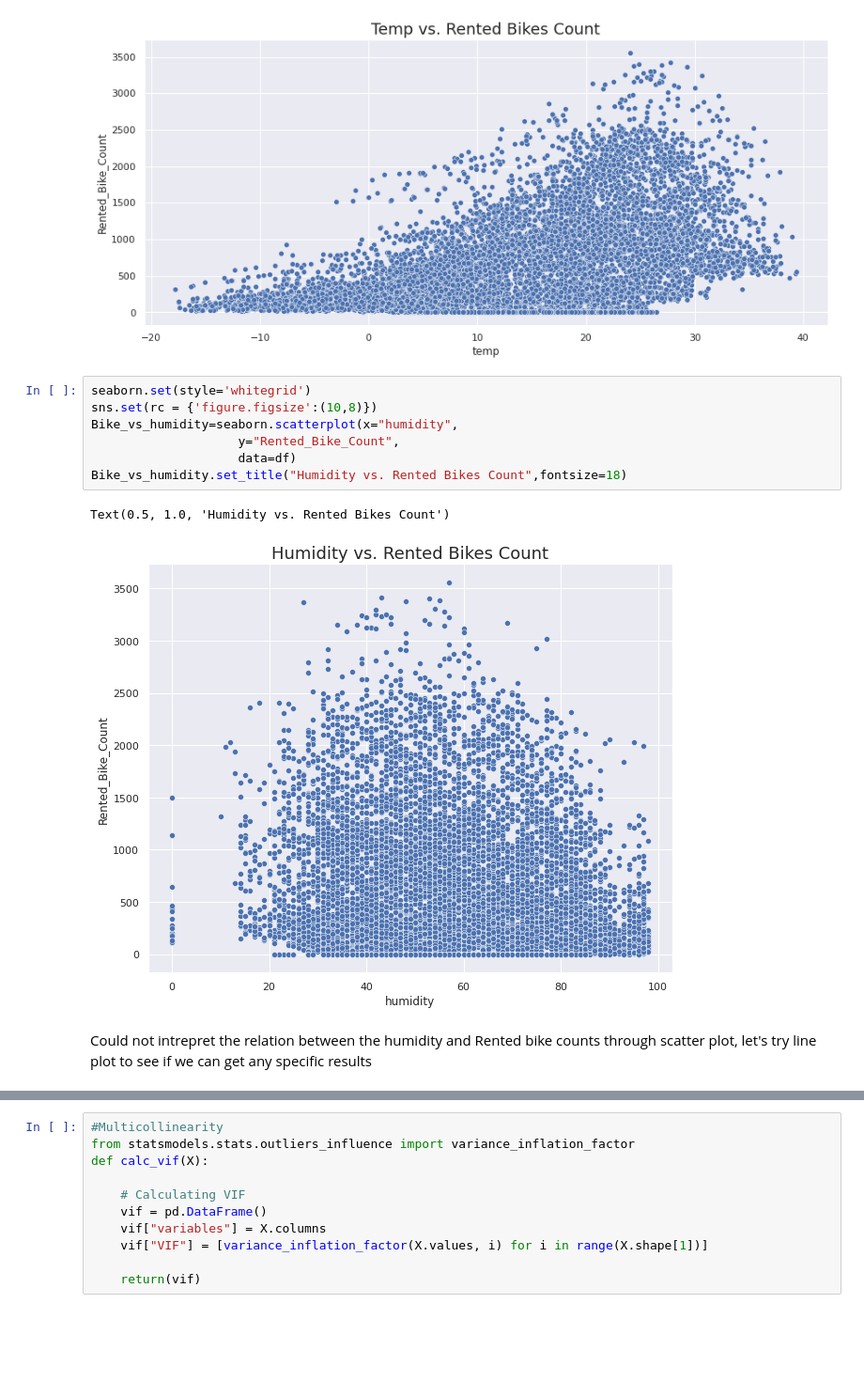
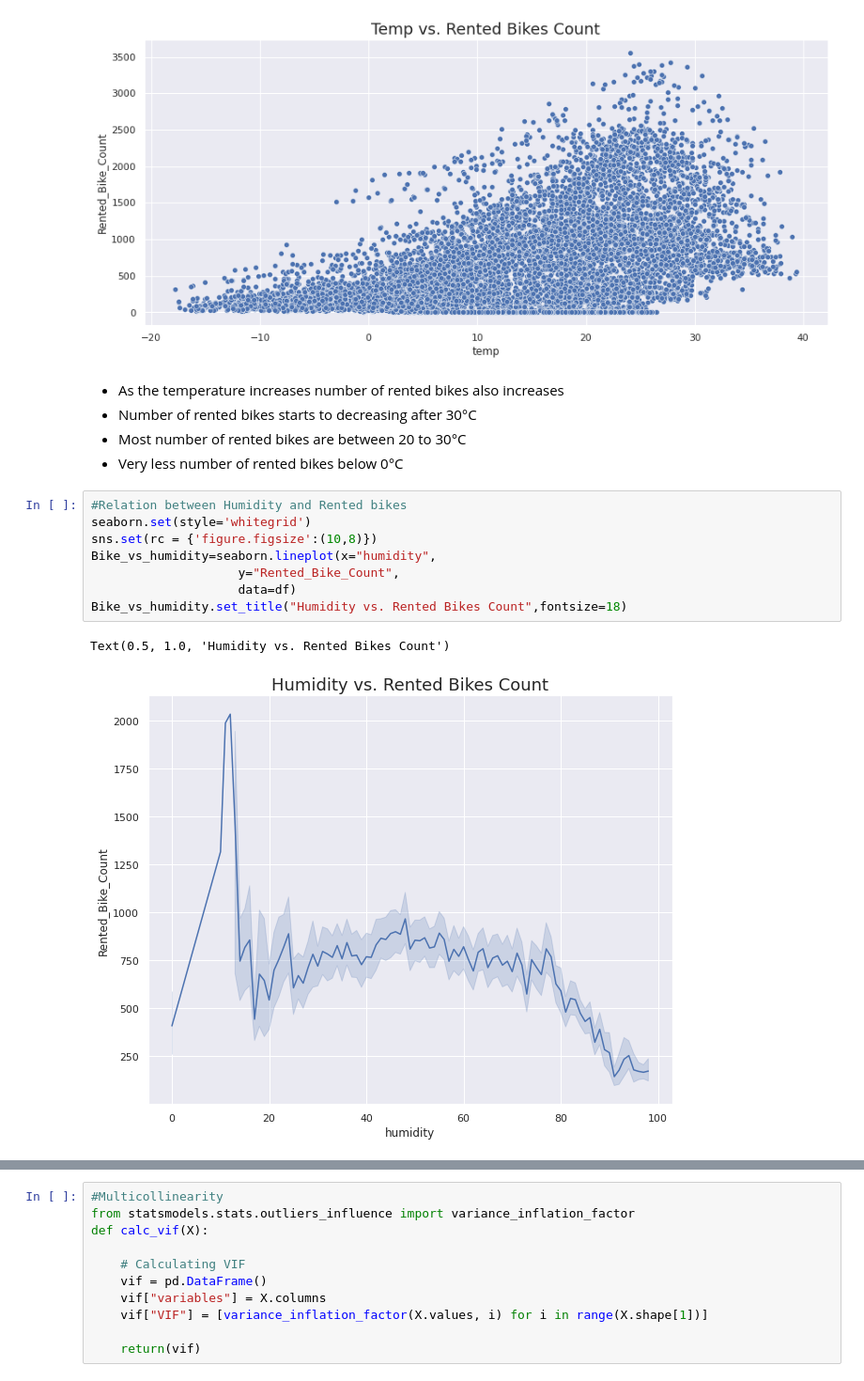
Before and after one commit to 007jayesh/Bike-Sharing-Demand-Prediction, a Jupyter notebook: Bike_Sharing_Demand_Prediction_Capstone_Project.ipynb, the cells around one changed output, grey strips where cells are left out. Shown at 94% size. Cells and saved outputs as stored; diff of their text form; blank space fills up the shorter version.

```diff
--- a/Bike_Sharing_Demand_Prediction_Capstone_Project.ipynb
+++ b/Bike_Sharing_Demand_Prediction_Capstone_Project.ipynb
@@ -426,15 +445,19 @@ Bike_vs_temp.set_title("Temp vs. Rented Bikes Count",fontsize=18)
 # %% [output]
 Text(0.5, 1.0, 'Temp vs. Rented Bikes Count')
 [figure]
+# %% [markdown]
+* As the temperature increases number of rented bikes also increases
+* Number of rented bikes starts to decreasing after 30°C
+* Most number of rented bikes are between 20 to 30°C
+* Very less number of rented bikes below 0°C
 # %%
+#Relation between Humidity and Rented bikes
 seaborn.set(style='whitegrid')
 sns.set(rc = {'figure.figsize':(10,8)})
-Bike_vs_humidity=seaborn.scatterplot(x="humidity",
+Bike_vs_humidity=seaborn.lineplot(x="humidity",
                     y="Rented_Bike_Count",
                     data=df)
 Bike_vs_humidity.set_title("Humidity vs. Rented Bikes Count",fontsize=18)
 # %% [output]
 Text(0.5, 1.0, 'Humidity vs. Rented Bikes Count')
-[figure, old version]
+[figure, new version]
-# %% [markdown]
-Could not intrepret the relation between the humidity and Rented bike counts through scatter plot, let's try line plot to see if we can get any specific results
```
Also changed, not shown: parts of 61 cells of this notebook.
